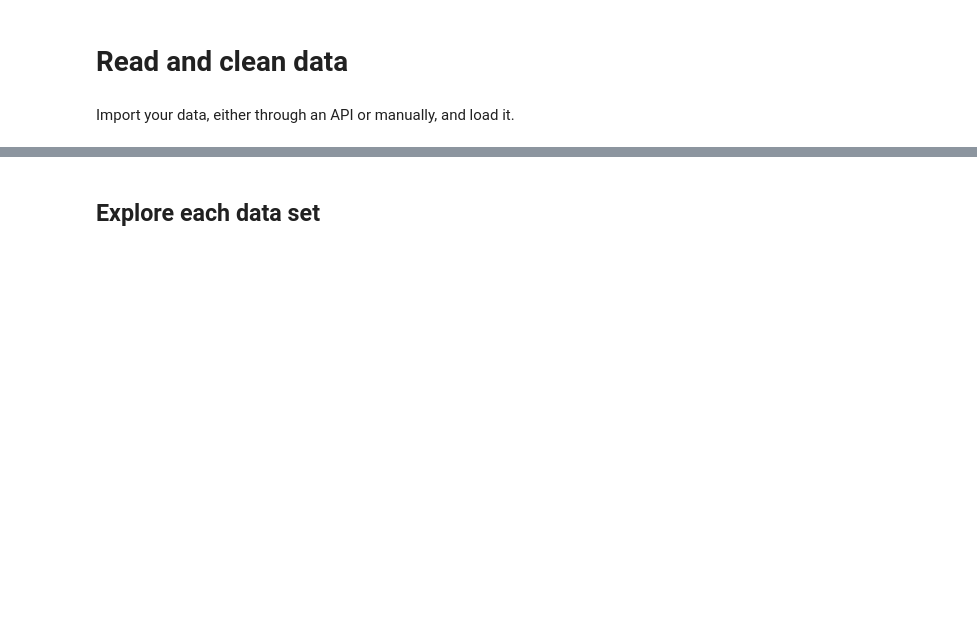
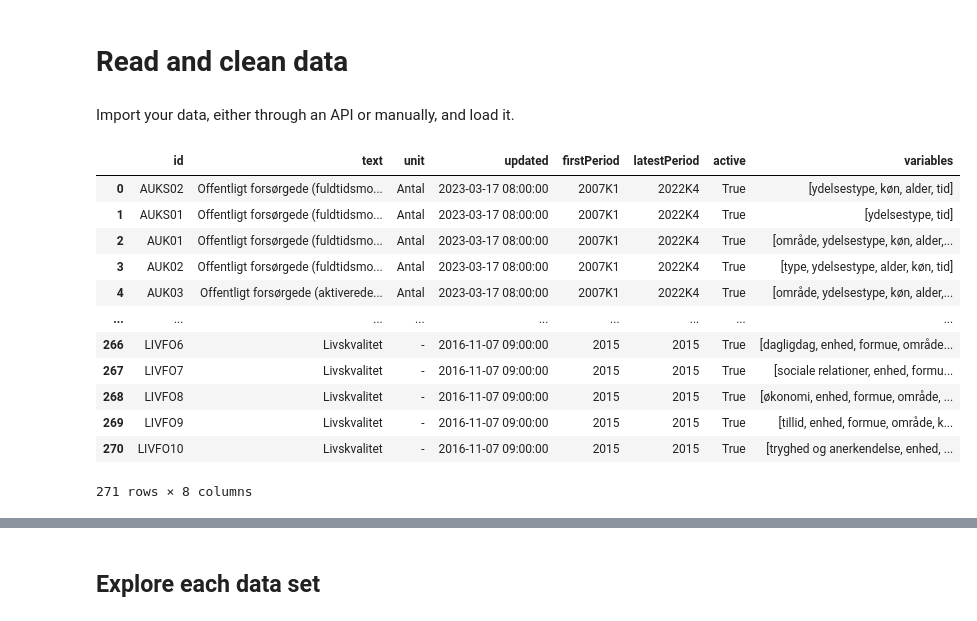
Before and after one commit to NumEconCopenhagen/projects-2023-bulen, a Jupyter notebook: dataproject/dataproject.ipynb, the cells around one changed output, grey strips where cells are left out. Saved outputs shown, nothing was run; the diff lists cells and outputs as text; code cells hidden in the pictures; blank space fills up the shorter version.

```diff
--- a/dataproject/dataproject.ipynb
+++ b/dataproject/dataproject.ipynb
@@ -54,3 +54,25 @@ Note: you may need to restart the kernel to use updated packages.
 # Read and clean data
 # %% [markdown]
 Import your data, either through an API or manually, and load it.
+# %%
+Dst = pydst.Dst(lang='da')
+
+Dst.get_subjects()
+
+tables = Dst.get_tables(subjects=['4'])
+
+display(tables)
+# %% [output]
+|  | id | text | unit | updated | firstPeriod | latestPeriod | active | variables |
+| 0 | AUKS02 | Offentligt forsørgede (fuldtidsmo... | Antal | 2023-03-17 08:00:00 | 2007K1 | 2022K4 | True | [ydelsestype, køn, alder, tid] |
+| 1 | AUKS01 | Offentligt forsørgede (fuldtidsmo... | Antal | 2023-03-17 08:00:00 | 2007K1 | 2022K4 | True | [ydelsestype, tid] |
+| 2 | AUK01 | Offentligt forsørgede (fuldtidsmo... | Antal | 2023-03-17 08:00:00 | 2007K1 | 2022K4 | True | [område, ydelsestype, køn, alder,... |
+| 3 | AUK02 | Offentligt forsørgede (fuldtidsmo... | Antal | 2023-03-17 08:00:00 | 2007K1 | 2022K4 | True | [type, ydelsestype, alder, køn, tid] |
+| 4 | AUK03 | Offentligt forsørgede (aktiverede... | Antal | 2023-03-17 08:00:00 | 2007K1 | 2022K4 | True | [område, ydelsestype, køn, alder,... |
+| ... | ... | ... | ... | ... | ... | ... | ... | ... |
+| 266 | LIVFO6 | Livskvalitet | - | 2016-11-07 09:00:00 | 2015 | 2015 | True | [dagligdag, enhed, formue, område... |
+| 267 | LIVFO7 | Livskvalitet | - | 2016-11-07 09:00:00 | 2015 | 2015 | True | [sociale relationer, enhed, formu... |
+| 268 | LIVFO8 | Livskvalitet | - | 2016-11-07 09:00:00 | 2015 | 2015 | True | [økonomi, enhed, formue, område, ... |
+| 269 | LIVFO9 | Livskvalitet | - | 2016-11-07 09:00:00 | 2015 | 2015 | True | [tillid, enhed, formue, område, k... |
+| 270 | LIVFO10 | Livskvalitet | - | 2016-11-07 09:00:00 | 2015 | 2015 | True | [tryghed og anerkendelse, enhed, ... |
+271 rows × 8 columns
```
Also changed, not shown: parts of 2 cells of this notebook.
